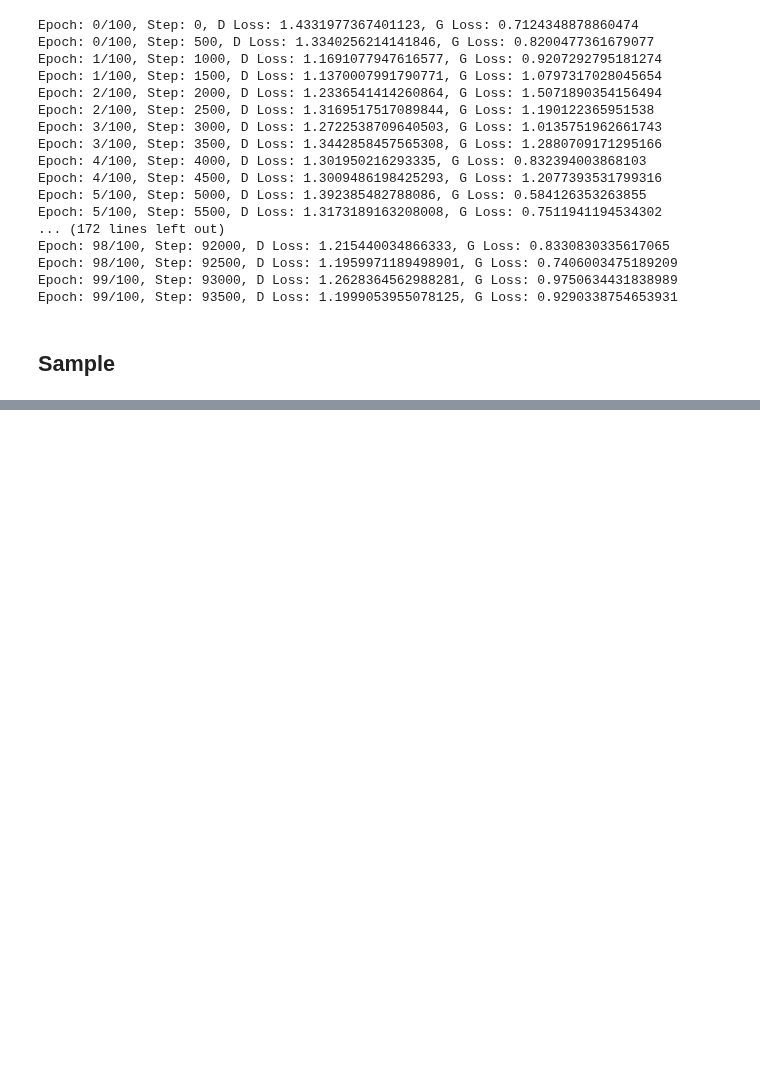
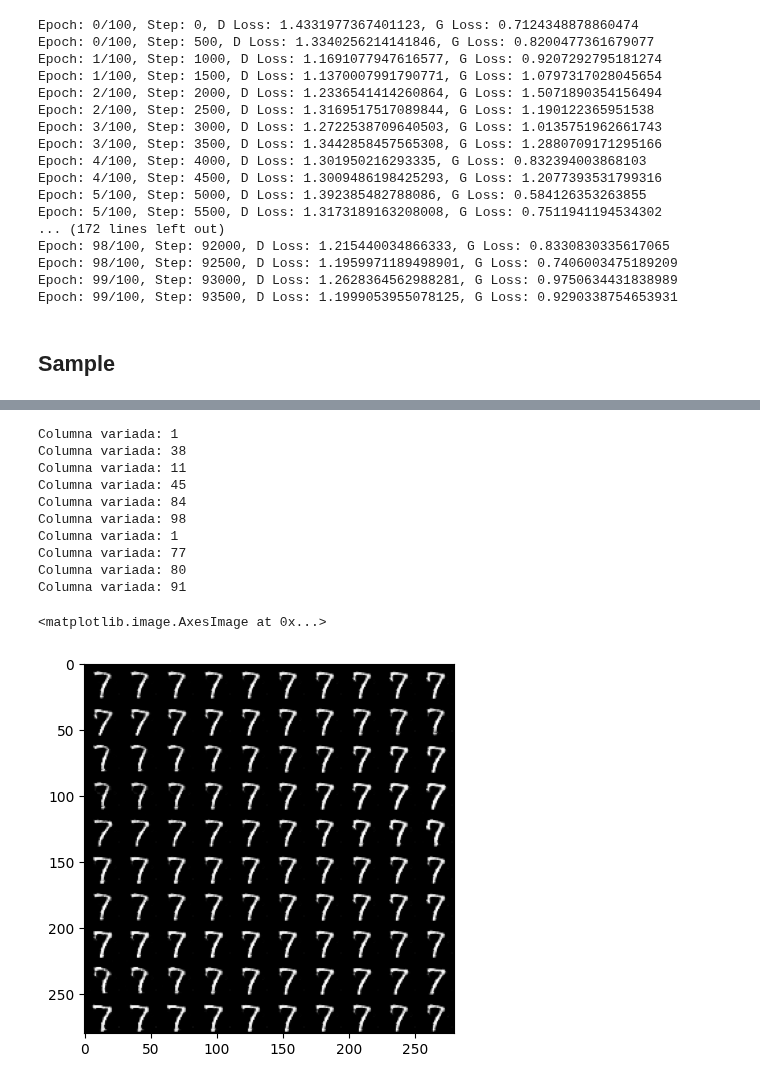
Before and after one commit to FIUBA-Posgrado-Inteligencia-Artificial/aprendizaje_profundo, a Jupyter notebook: clase_8/jupyter_notebooks/Conditional_GAN.ipynb, the cells around one changed output, grey strips where cells are left out. Saved outputs shown, nothing was run; the diff lists cells and outputs as text; code cells hidden in the pictures; blank space fills up the shorter version.

```diff
--- a/clase_8/jupyter_notebooks/Conditional_GAN.ipynb
+++ b/clase_8/jupyter_notebooks/Conditional_GAN.ipynb
@@ -239,3 +249,53 @@ imshow(get_sample_image(G, n_noise), cmap='gray')
 # Saving params.
 torch.save(D.state_dict(), data_dir + '/condD.pkl')
 torch.save(G.state_dict(), data_dir + '/condG.pkl')
+# %%
+def get_sample_image_2(G, n_noise=100, nr=0):
+    """
+        save sample 100 images
+    """
+    # generacion del rand que voy a usar en toda la generacion
+    z = torch.randn(1, n_noise).to(DEVICE) # genero un batch de 1 vector randn
+                                            # del tamaño definido en n_noise
+
+    img = np.zeros([280, 280])
+    for j in range(10):
+        # ahora los one-hot los genero según yo deseo, ya que aquí estoy testeando
+        # el generador.
+        # entonces puedo armar los números que yo quiera.
+        c = torch.zeros([10, 10]).to(DEVICE)
+        c[:, nr] = 1                                                             # aca se puede cambiar la etiqueta del numero a generar
+
+
+        # lo repito 100 veces para generas 100 imagenes
+        z2 =  z.repeat(10, 1)
+
+        # defino un spam de valores para reemplazar en una columna
+        # recuerdo que mi generador es una randn (distribución normal con media=0 y varianza=1)
+        # por lo que en -3 a +3 tendré el 99.9% de los valores que pude haber visto el G
+        a = torch.linspace(-3,3,10)
+
+        # elejir que columna deseo reemplazar
+        # lo la cambio a azar
+        n = np.random.randint(n_noise)
+        print(f'Columna variada: {n}')
+        z2[:,n] = a
+        y_hat = G(z2,c).view(10, 28, 28)
+        result = y_hat.cpu().data.numpy()
+        img[j*28:(j+1)*28] = np.concatenate([x for x in result], axis=-1)
+    return img
+# %%
+imshow(get_sample_image_2(G, n_noise, nr=7), cmap='gray')
+# %% [output]
+Columna variada: 1
+Columna variada: 38
+Columna variada: 11
+Columna variada: 45
+Columna variada: 84
+Columna variada: 98
+Columna variada: 1
+Columna variada: 77
+Columna variada: 80
+Columna variada: 91
+<matplotlib.image.AxesImage at 0x...>
+[figure, added]
```
Also changed, not shown: parts of 8 cells of this notebook, 4 other files.
